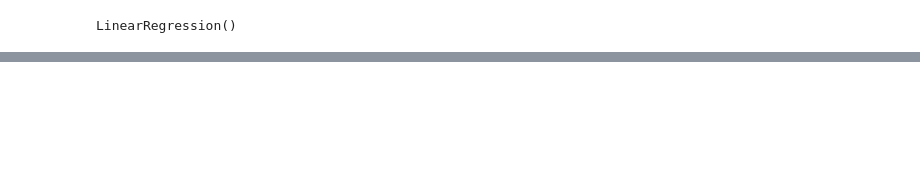
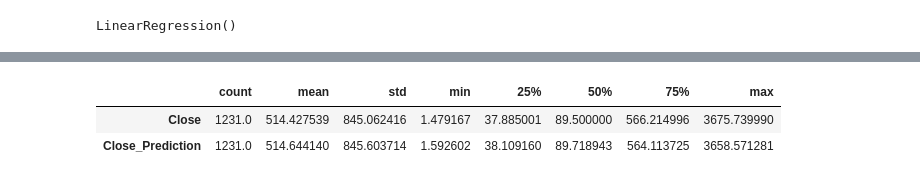
Before and after one commit to Subhajeet-Das/Amazon-Stock-Prediction, a Jupyter notebook: stock-prediction.ipynb, the cells around one changed output, grey strips where cells are left out. Saved outputs shown, nothing was run; the diff lists cells and outputs as text; code cells hidden in the pictures; blank space fills up the shorter version.

```diff
--- a/stock-prediction.ipynb
+++ b/stock-prediction.ipynb
@@ -168,0 +233,6 @@ plt.legend(["Predicted_Close", "Actual_Close", "Regression Line"], loc ="lower r
+# %%
+pred_df[['Close', 'Close_Prediction']].describe().T
+# %% [output]
+|  | count | mean | std | min | 25% | 50% | 75% | max |
+| Close | 1231.0 | 514.427539 | 845.062416 | 1.479167 | 37.885001 | 89.500000 | 566.214996 | 3675.739990 |
+| Close_Prediction | 1231.0 | 514.644140 | 845.603714 | 1.592602 | 38.109160 | 89.718943 | 564.113725 | 3658.571281 |
```
Also changed, not shown: parts of 14 cells of this notebook.
